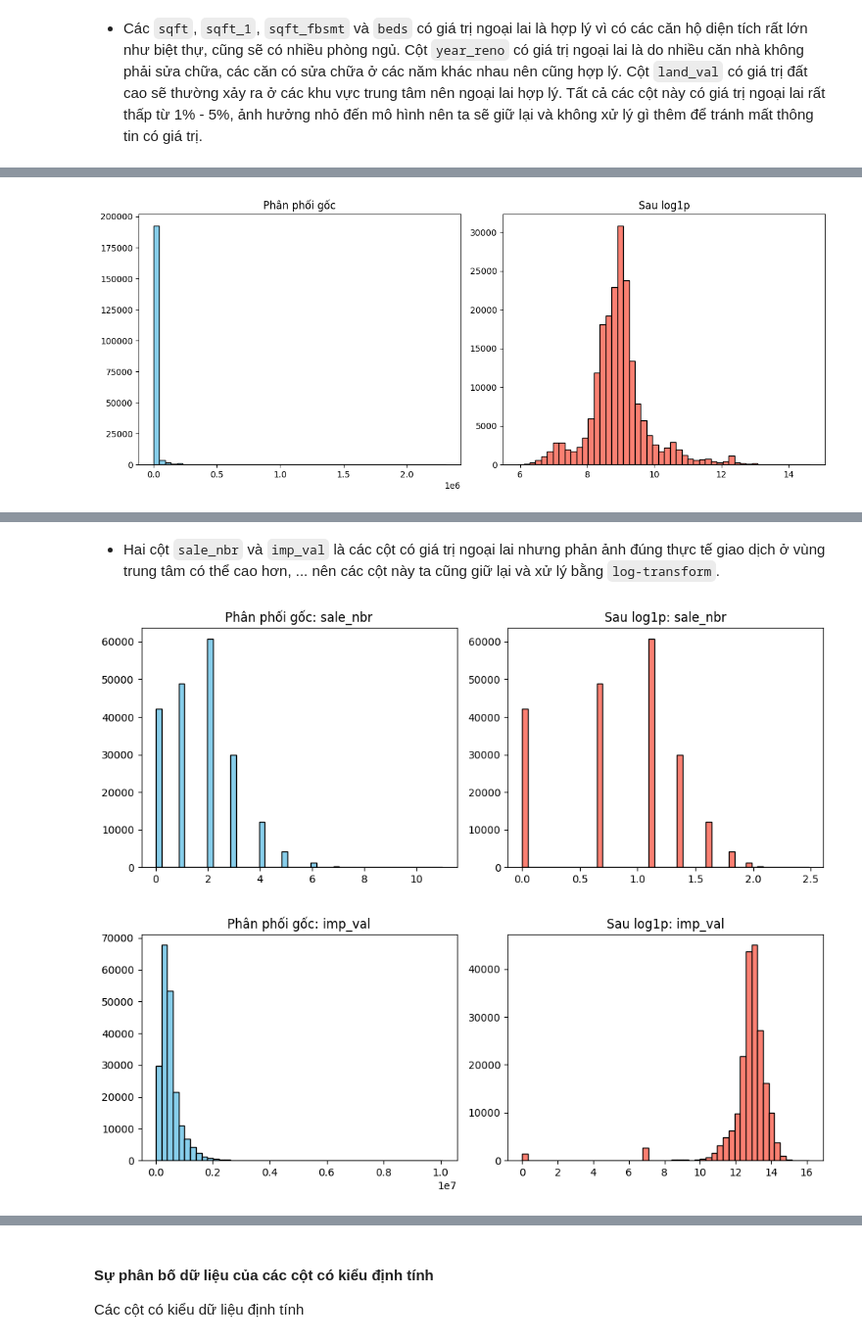
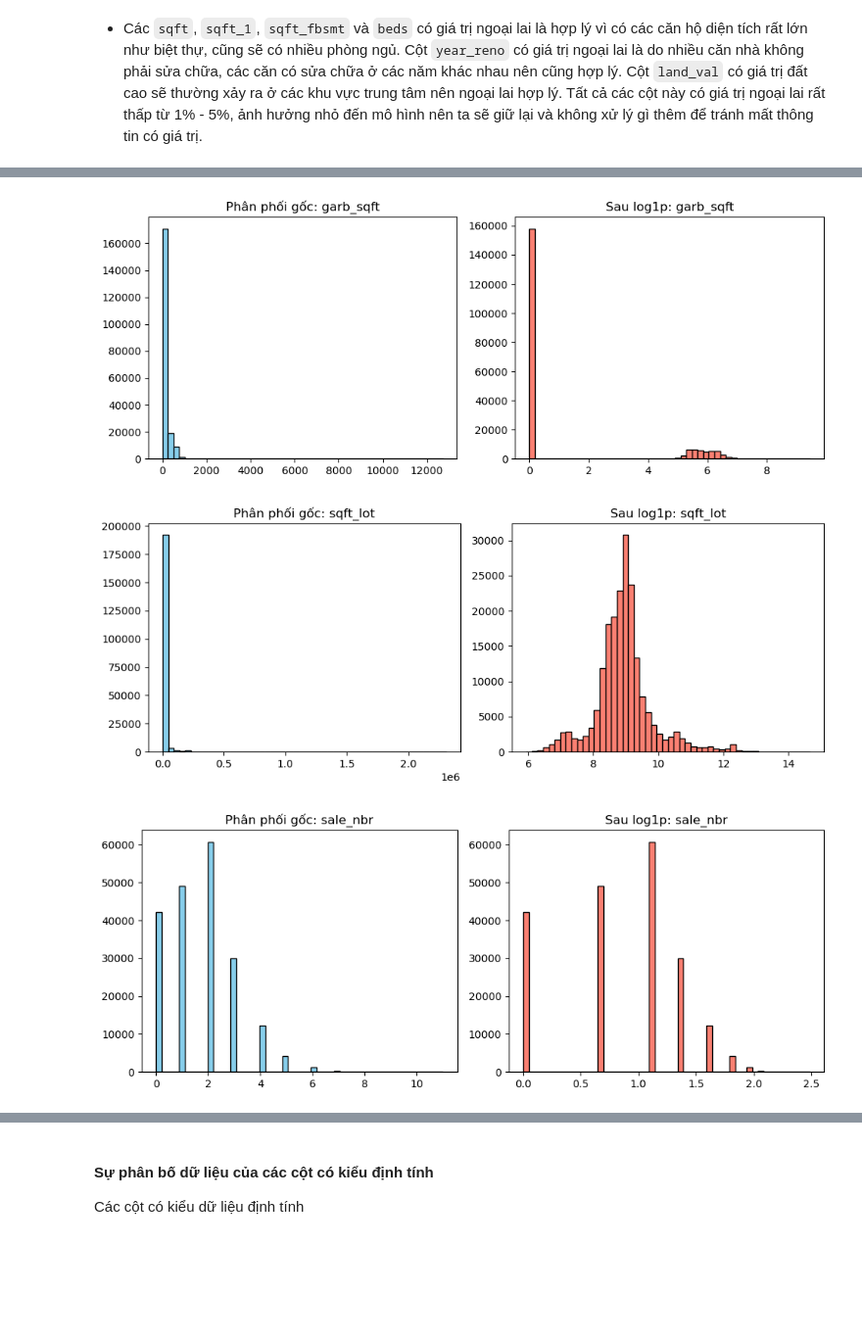
Before and after one commit to uyen312/Project_PTDLTM, a Jupyter notebook: Source/data_preprocessing_for_training_set.ipynb, the cells around one changed output, grey strips where cells are left out. Shown at 98% size. Cells and saved outputs as stored; diff of their text form; code cells hidden in the pictures; blank space fills up the shorter version.

```diff
--- a/Source/data_preprocessing_for_training_set.ipynb
+++ b/Source/data_preprocessing_for_training_set.ipynb
@@ -459,9 +452,0 @@ Việc xử lý ngoại lai là cần thiết để đảm bảo độ ổn đ
-# %%
-# Tính ngưỡng trên theo IQR
-Q1 = df['garb_sqft'].quantile(0.25)
-Q3 = df['garb_sqft'].quantile(0.75)
-IQR = Q3 - Q1
-upper_bound = Q3 + 1.5 * IQR
-
-# Cắt ngưỡng: thay giá trị quá lớn bằng ngưỡng trên
-df['garb_sqft_clipped'] = df['garb_sqft'].clip(upper=upper_bound)
@@ -473,17 +459,25 @@ df['sqft_lot_log'] = np.log1p(df['sqft_lot'])
+# %%
+# Áp dụng log1p (log(1 + x))
+df['garb_sqft_log'] = np.log1p(df['garb_sqft'])
+df['sqft_lot_log'] = np.log1p(df['sqft_lot'])
+df['sale_nbr_log'] = np.log1p(df['sale_nbr'])
+df['imp_val_log'] = np.log1p(df['imp_val'])
 # %%
-plt.figure(figsize=(12, 5))
+cols = ['garb_sqft', 'sqft_lot', 'sale_nbr', 'imp_val']
+for col in cols:
+    # Biểu đồ phân phối gốc
+    plt.figure(figsize=(10, 4))
+    plt.subplot(1, 2, 1)
+    plt.hist(df[col], bins=50, color='skyblue', edgecolor='black')
+    plt.title(f'Phân phối gốc: {col}')
 
-# Biểu đồ phân phối gốc
-plt.subplot(1, 2, 1)
-plt.hist(df['sqft_lot'], bins=50, color='skyblue', edgecolor='black')
-plt.title('Phân phối gốc')
-
-# Biểu đồ phân phối sau log-transform
-plt.subplot(1, 2, 2)
-plt.hist(df['sqft_lot_log'], bins=50, color='salmon', edgecolor='black')
-plt.title('Sau log1p')
-
-plt.tight_layout()
-plt.show()
+    # Biểu đồ phân phối sau log-transform
+    plt.subplot(1, 2, 2)
+    plt.hist(np.log1p(df[col]), bins=50, color='salmon', edgecolor='black')
+    plt.title(f'Sau log1p: {col}')
+    plt.tight_layout()
+    plt.show()
 # %% [output]
-[figure, old version]
+[figure, new version]
+[figure, added]
+[figure, added]
@@ -490,2 +484,0 @@ plt.show()
-# %% [markdown]
-- Hai cột `sale_nbr` và `imp_val` là các cột có giá trị ngoại lai nhưng phản ảnh đúng thực tế  giao dịch ở vùng trung tâm có thể cao hơn, ... nên các cột này ta cũng giữ lại và xử lý bằng `log-transform`.
@@ -496,17 +485 @@ df['imp_val_log']    = np.log1p(df['imp_val'])
-# %%
-cols = ['sale_nbr', 'imp_val']
-for col in cols:
-    plt.figure(figsize=(10, 4))
-    plt.subplot(1, 2, 1)
-    plt.hist(df[col], bins=50, color='skyblue', edgecolor='black')
-    plt.title(f'Phân phối gốc: {col}')
-
-    plt.subplot(1, 2, 2)
-    plt.hist(np.log1p(df[col]), bins=50, color='salmon', edgecolor='black')
-    plt.title(f'Sau log1p: {col}')
-    plt.tight_layout()
-    plt.show()
-# %% [output]
-[figure, removed]
-[figure, removed]
 # %% [markdown]
```
Also changed, not shown: parts of 12 cells of this notebook, 3 other files.
